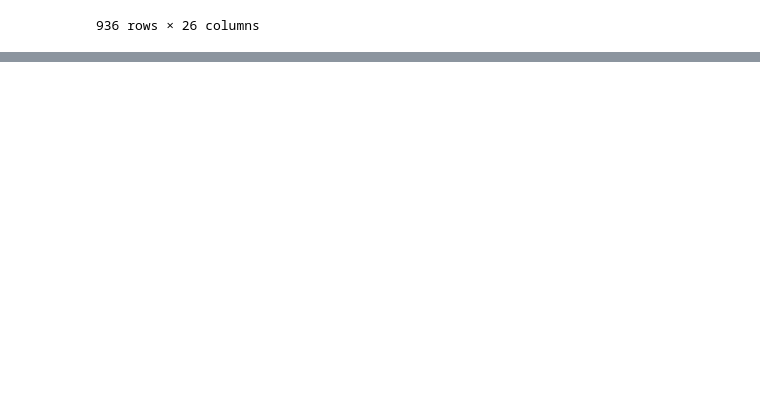
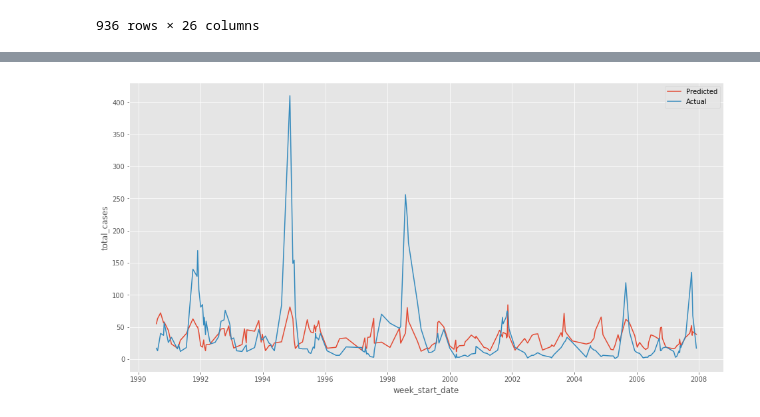
Before and after one commit to jisanos/DengAIProject, a Jupyter notebook: Final_Proyect_Script.ipynb, the cells around one changed output, grey strips where cells are left out. Cells and saved outputs as stored; diff of their text form; code cells hidden in the pictures; blank space fills up the shorter version.

```diff
--- a/Final_Proyect_Script.ipynb
+++ b/Final_Proyect_Script.ipynb
@@ -661,0 +723,4 @@ plt.show()
+# %%
+ols_expr = """aux_ols_dep ~ cases_lambda - 1"""
+
+sj_aux_oslr_results = smf.ols(ols_expr, sj_train_poisson).fit()
@@ -661,0 +741,5 @@ plt.show()
+# %%
+sj_nb2_training_results = sm.GLM(y_sj_train_poisson, X_sj_train_poisson,
+                                family=
+                                 sm.families.NegativeBinomial(alpha=
+                                                              sj_aux_oslr_results.params[0])).fit()
@@ -661,0 +775,5 @@ plt.show()
+# %%
+sj_nb2_pred = sj_nb2_training_results.get_prediction(X_sj_test_poisson)
+# %%
+sj_nb2_pred_summary_frame = sj_nb2_pred.summary_frame()
+sj_nb2_pred_summary_frame
@@ -661,0 +795,12 @@ plt.show()
+# %%
+sj_nb2_predicted_counts=sj_nb2_pred_summary_frame['mean']
+
+fig, ax = plt.subplots(figsize=(16,8))
+
+sns.lineplot(X_sj_test_poisson.index,sj_nb2_predicted_counts, label='Predicted')
+sns.lineplot(X_sj_test_poisson.index,sj_actual_counts, label='Actual')
+
+plt.legend()
+plt.show()
+# %% [output]
+[figure, added]
```
Also changed, not shown: parts of 21 cells of this notebook, 1 other file.
